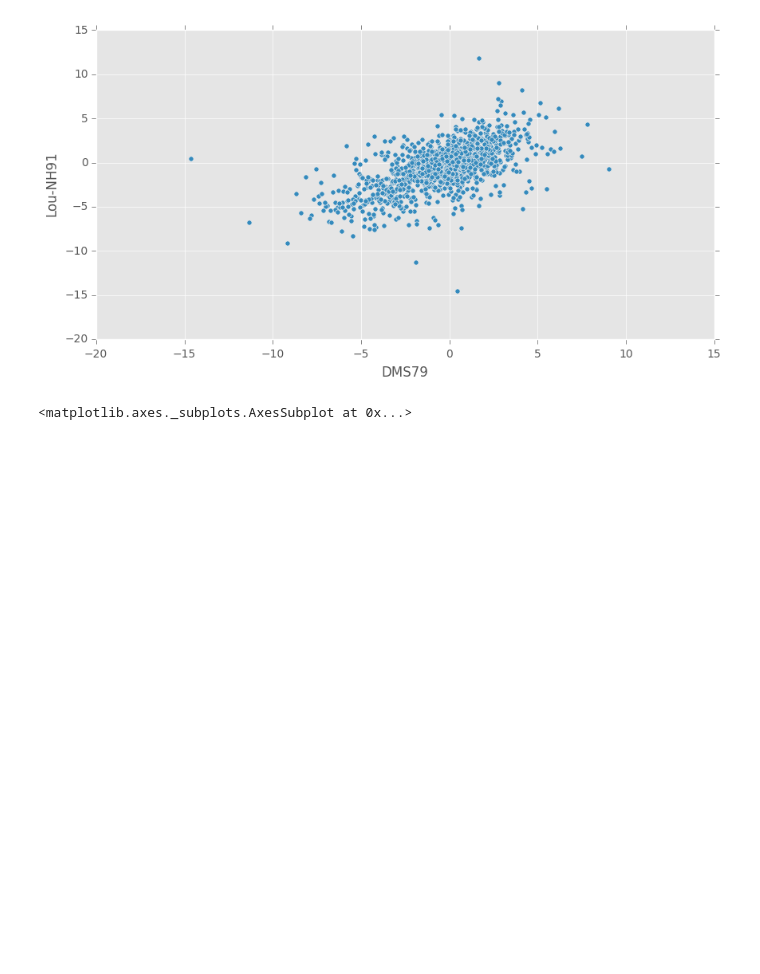
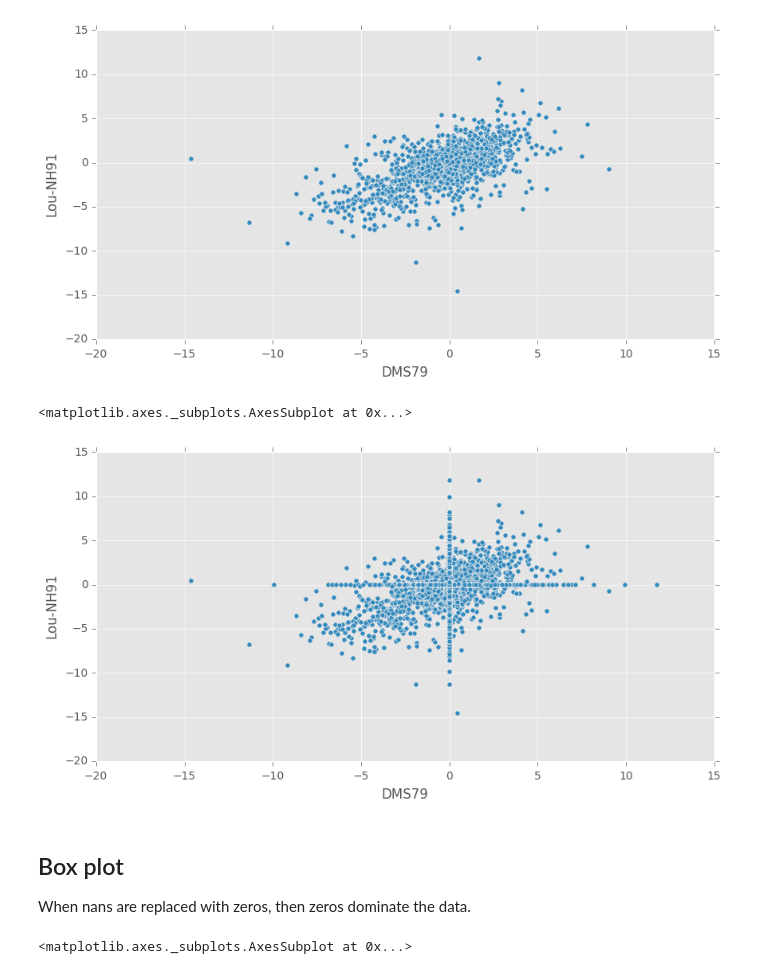
Before and after one commit to MaayanLab/CST_Lung_Cancer_Viz, a Jupyter notebook: notebooks/Improved_Quantile_Normalization.ipynb, the cells around one changed output. Saved outputs shown, nothing was run; the diff lists cells and outputs as text; code cells hidden in the pictures; blank space fills up the shorter version.

```diff
--- a/notebooks/Improved_Quantile_Normalization.ipynb
+++ b/notebooks/Improved_Quantile_Normalization.ipynb
@@ -59,4 +77,12 @@ df.plot(kind='scatter', figsize=(10,5), x=cols[5], y=cols[44])
 # %% [output]
 <matplotlib.axes._subplots.AxesSubplot at 0x...>
 [figure]
+# %%
+df_zeros.plot(kind='scatter', figsize=(10,5), x=cols[5], y=cols[44])
+# %% [output]
+<matplotlib.axes._subplots.AxesSubplot at 0x...>
+[figure, added]
+# %% [markdown]
+## Box plot
+When nans are replaced with zeros, then zeros dominate the data.
 # %%
```
Also changed, not shown: parts of 10 cells of this notebook.
